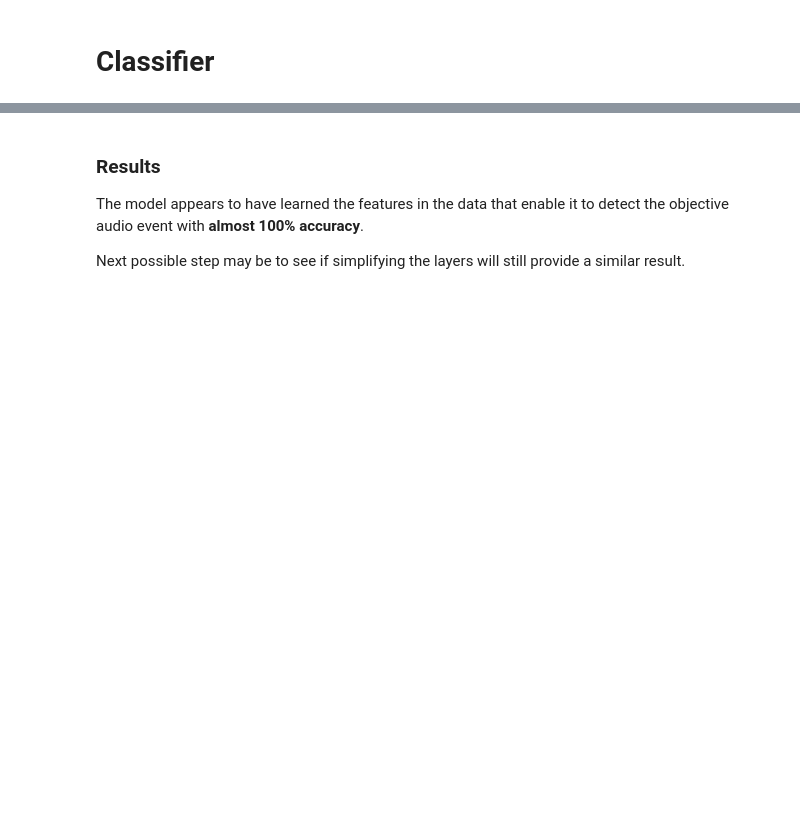
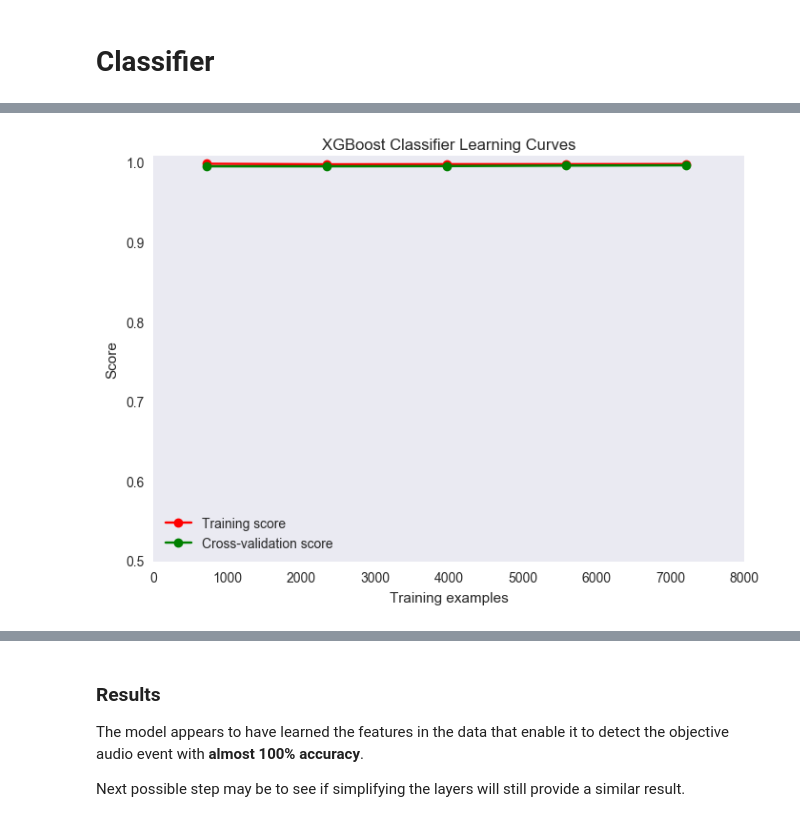
Before and after one commit to ReeceRobinson/datascience, a Jupyter notebook: notebooks/Audio Detection/6 - PCA.ipynb, the cells around one changed output, grey strips where cells are left out. Drawn from its saved outputs; the diff is of its cells as text; code cells hidden in the pictures; blank space fills up the shorter version.

```diff
--- a/notebooks/Audio Detection/6 - PCA.ipynb
+++ b/notebooks/Audio Detection/6 - PCA.ipynb
@@ -353,10 +333,11 @@ plot_estimator_learning_curve(randomforest,"Random Forest Classifier Learning Cu
 # %%
 %%time
-#random forest
-from sklearn.ensemble import RandomForestClassifier
-randomforest = RandomForestClassifier(n_estimators=100)
-
+# Train a model on all the data of this data set
+import xgboost as xgb
+xgbooster = xgb.XGBClassifier(seed=1)
 X_pca = pca.fit_transform(fft_data)
 X = pd.DataFrame(X_pca)
-classifier = randomforest.fit(X=X, y=fft_response)
+classifier = xgbooster.fit(X=X, y=fft_response)
+plot_estimator_learning_curve(classifier,"XGBoost Classifier Learning Curves")
 # %% [output]
+[figure, added]
```
Also changed, not shown: parts of 15 cells of this notebook, 3 other files.
